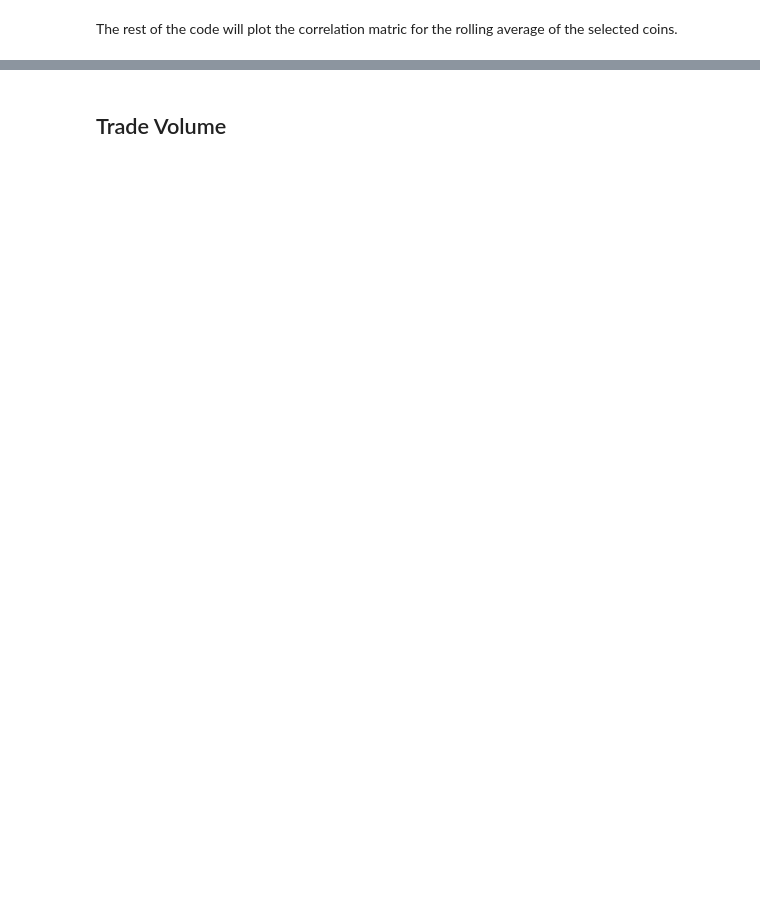
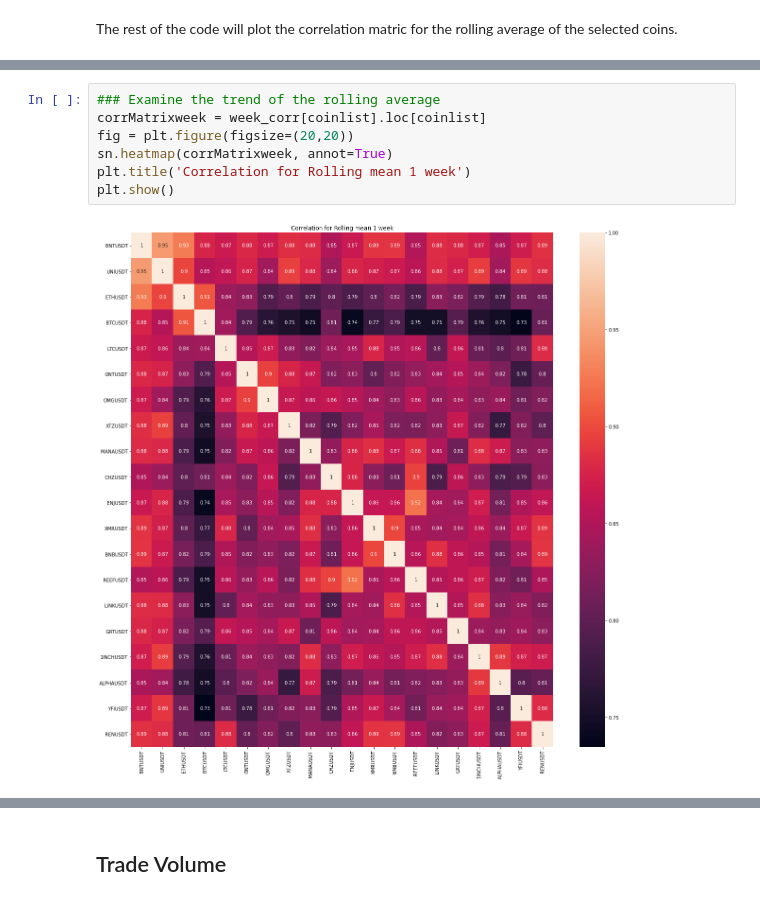
Before and after one commit to kentwar/binance_correlation_script, a Jupyter notebook: auto_coin_list.ipynb, the cells around one changed output, grey strips where cells are left out. Drawn from its saved outputs; the diff is of its cells as text; blank space fills up the shorter version.

```diff
--- a/auto_coin_list.ipynb
+++ b/auto_coin_list.ipynb
@@ -180,0 +258,9 @@ The rest of the code will plot the correlation matric for the rolling average of
+# %%
+### Examine the trend of the rolling average
+corrMatrixweek = week_corr[coinlist].loc[coinlist]
+fig = plt.figure(figsize=(20,20))
+sn.heatmap(corrMatrixweek, annot=True)
+plt.title('Correlation for Rolling mean 1 week')
+plt.show()
+# %% [output]
+[figure, added]
```
Also changed, not shown: parts of 17 cells of this notebook.
